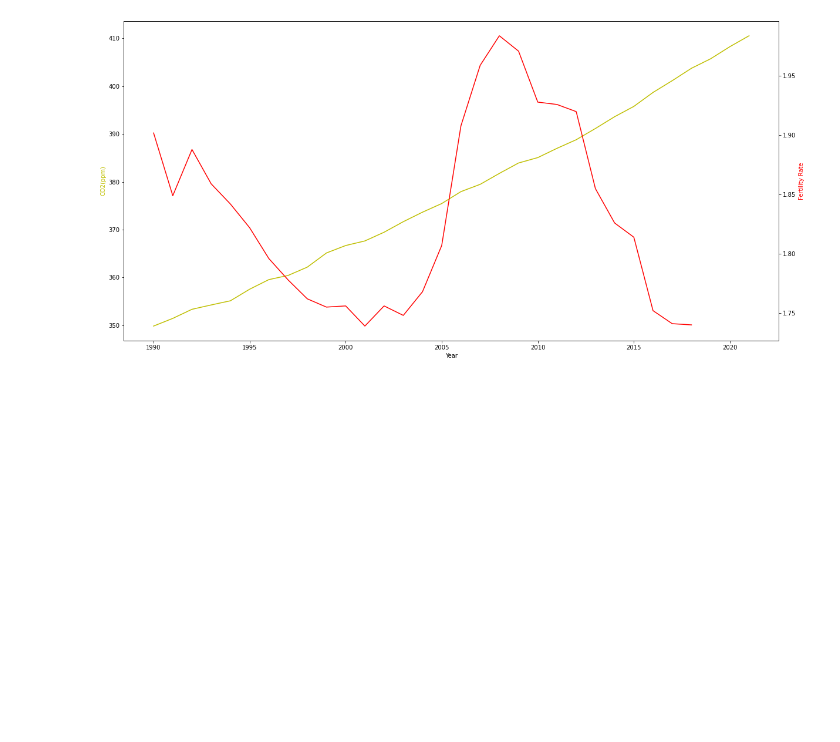
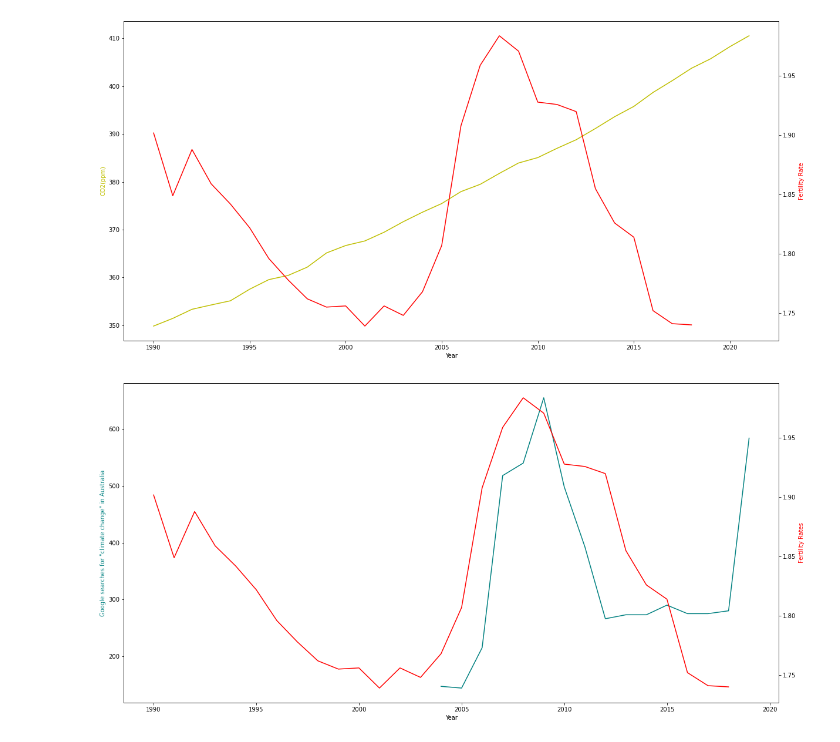
Before and after one commit to JordanLewisStudio/Data_project, a Jupyter notebook: data_project presenation.ipynb, the cells around one changed output. Cells and saved outputs as stored; diff of their text form; code cells hidden in the pictures; blank space fills up the shorter version.

Commit message:
update data project

```diff
--- a/data_project presenation.ipynb
+++ b/data_project presenation.ipynb
@@ -41,13 +41,3 @@ print("done")
 # %% [output]
 loading from file
 done
-# %%
-if os.path.isfile("fert_data.csv"):
-    filepath = "fert_data.csv"
-    print("loading from file")
-else:
-    filepath = ""
-    print("loading from the internet")
-
-Fertility_data = pd.read_csv(filepath)
-print("done")
@@ -76,7 +63,7 @@ else:
     print("loading from the internet")
 
 Fertility_data_read = pd.read_csv(filepath)
-fert_data = Fertility_data.iloc[::-1]
+fert_data = Fertility_data_read.iloc[::-1]
 
 print("done")
 # %% [output]
@@ -95,3 +82,13 @@ print("done")
 # %% [output]
 loading from file
 done
+# %%
+if os.path.isfile("climate_change_searches.csv"):
+    filepath = "climate_change_searches.csv"
+    print("loading from file")
+else:
+    filepath = ""
+    print("loading from the internet")
+
+climate_change_search = pd.read_csv(filepath)
+print("done")
@@ -674,3 +679,22 @@ plt.show()
 #
 # %% [output]
 [figure]
+# %%
+#yearly fertility rates in aus against google searches for "climate change" in aus
+y1 = climate_change_search
+y2 = fert_data
+
+fig, ax1 = plt.subplots()
+
+ax2 = ax1.twinx()
+ax1.plot(y1, 'teal')
+ax2.plot(y2, 'r-')
+
+ax1.set_xlabel('Year')
+ax1.set_ylabel('Google searches for "climate change" in Australia', color='teal')
+ax2.set_ylabel('Fertility Rates', color='r')
+
+plt.show()
+#
+# %% [output]
+[figure, added]
```
Also changed, not shown: parts of 8 cells of this notebook, 1 other file.
